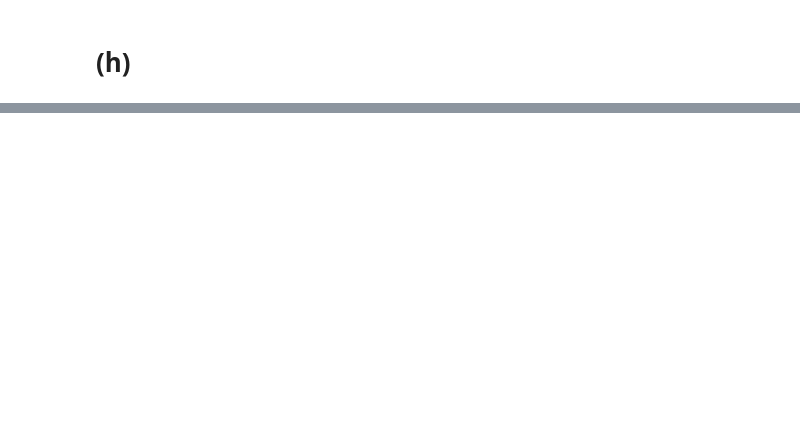
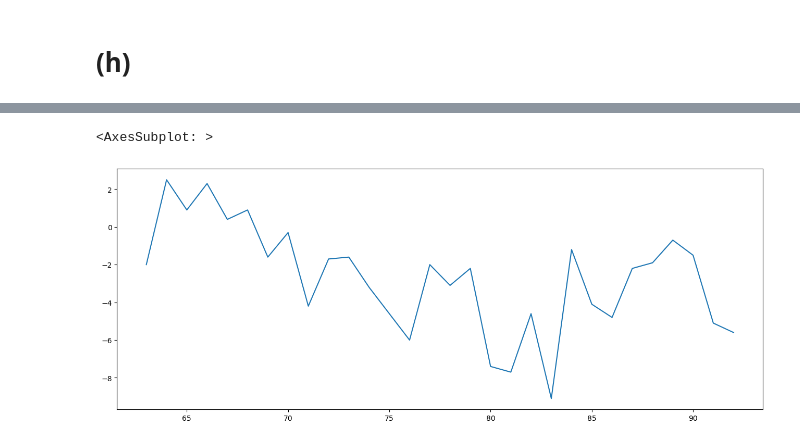
Before and after one commit to Michael-Morgan-Giles/regression_analysis, a Jupyter notebook: 3_time_series/time_series_intro.ipynb, the cells around one changed output, grey strips where cells are left out. Cells and saved outputs as stored; diff of their text form; code cells hidden in the pictures; blank space fills up the shorter version.

```diff
--- a/3_time_series/time_series_intro.ipynb
+++ b/3_time_series/time_series_intro.ipynb
@@ -328,5 +112,2 @@ print(out.format(result1[0], result1[1], result1[2]))
 # %% [markdown]
 # (h)
-# %%
-df['prcfat_D1'] = df['prcfat'].diff()
-df['unem_D1']   = df['unem'].diff()
@@ -393,0 +114,7 @@ strong multicollinearity or other numerical problems.
+# %%
+df['cigsale_D1'] = df['cigsale'].diff()
+# %%
+df['cigsale_D1'].plot()
+# %% [output]
+<AxesSubplot: >
+[figure, added]
```
Also changed, not shown: parts of 60 cells of this notebook, 4 other files.
